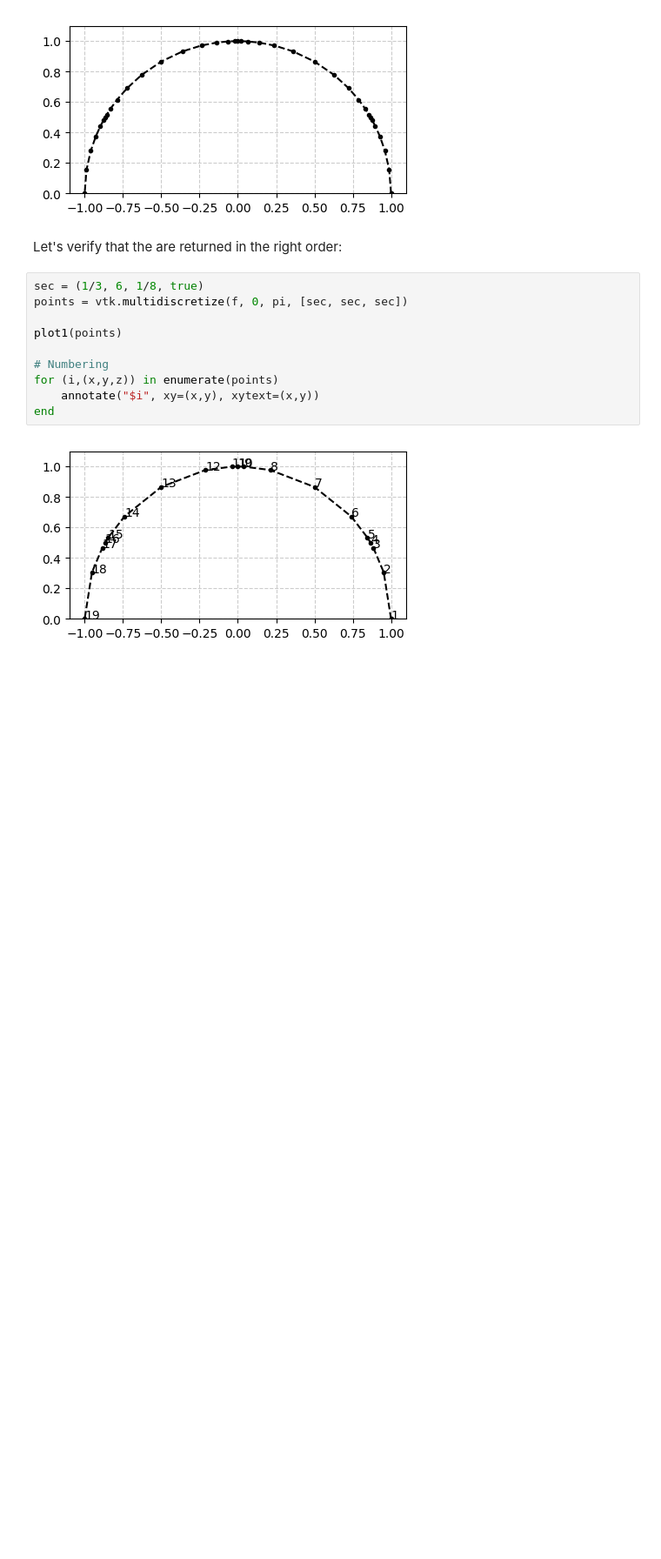
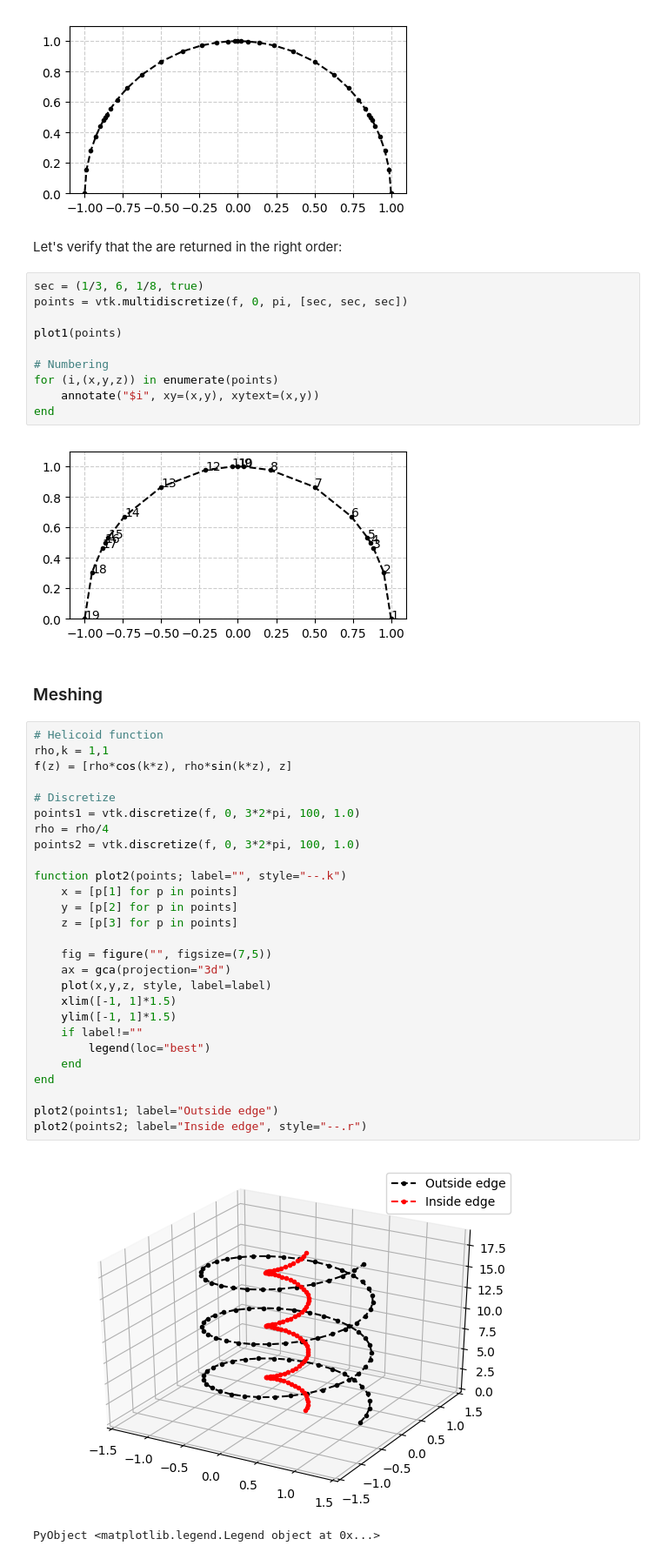
Before and after one commit to byuflowlab/GeometricTools.jl, a Jupyter notebook: docs/Documentation.ipynb, the cells around one changed output. Shown: that part at 87% size. Drawn from its saved outputs; the diff is of its cells as text; blank space fills up the shorter version.

Commit message:
Write parametric meshing methods

```diff
--- a/docs/Documentation.ipynb
+++ b/docs/Documentation.ipynb
@@ -114,3 +115,35 @@ for (i,(x,y,z)) in enumerate(points)
 end
 # %% [output]
 [figure]
+# %% [markdown]
+### Meshing
+# %%
+# Helicoid function
+rho,k = 1,1
+f(z) = [rho*cos(k*z), rho*sin(k*z), z]
+
+# Discretize
+points1 = vtk.discretize(f, 0, 3*2*pi, 100, 1.0)
+rho = rho/4
+points2 = vtk.discretize(f, 0, 3*2*pi, 100, 1.0)
+
+function plot2(points; label="", style="--.k")
+    x = [p[1] for p in points]
+    y = [p[2] for p in points]
+    z = [p[3] for p in points]
+
+    fig = figure("", figsize=(7,5))
+    ax = gca(projection="3d")
+    plot(x,y,z, style, label=label)
+    xlim([-1, 1]*1.5)
+    ylim([-1, 1]*1.5)
+    if label!=""
+        legend(loc="best")
+    end
+end
+
+plot2(points1; label="Outside edge")
+plot2(points2; label="Inside edge", style="--.r")
+# %% [output]
+[figure, added]
+PyObject <matplotlib.legend.Legend object at 0x...>
```
Also changed, not shown: parts of 1 cell of this notebook, 7 other files.
